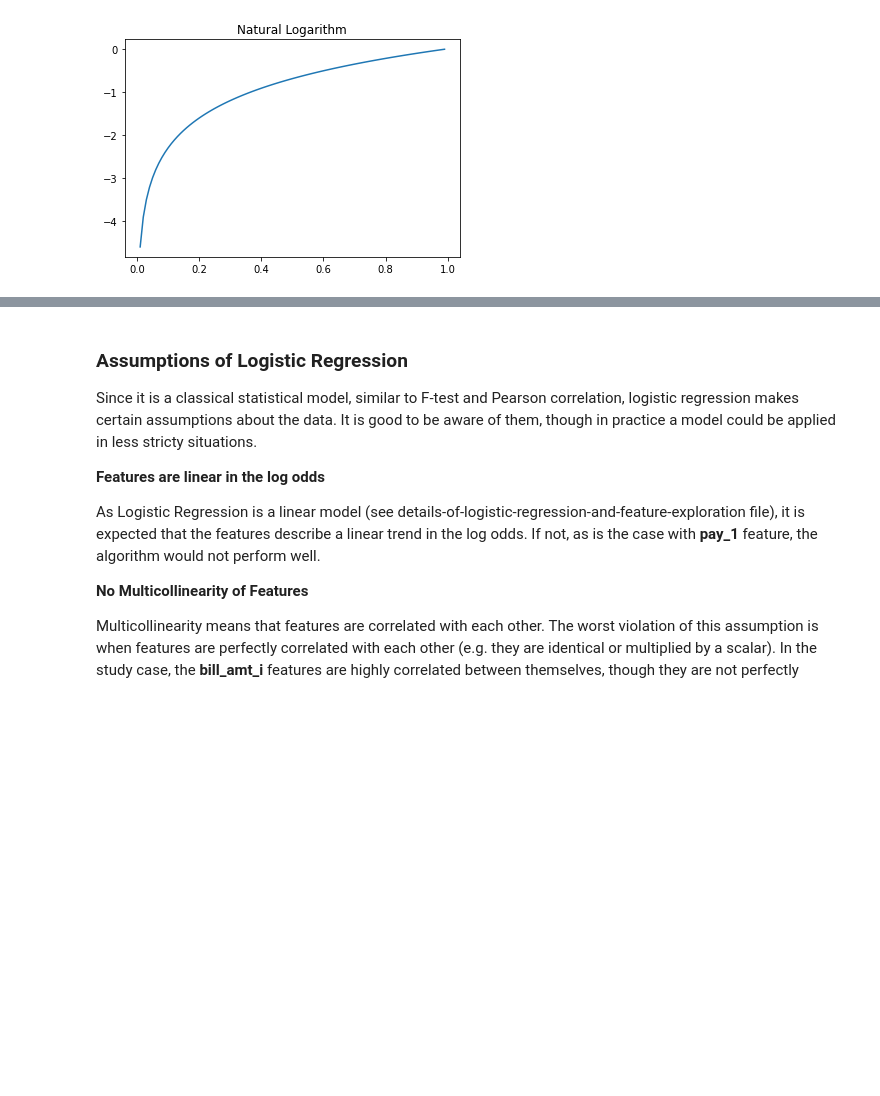
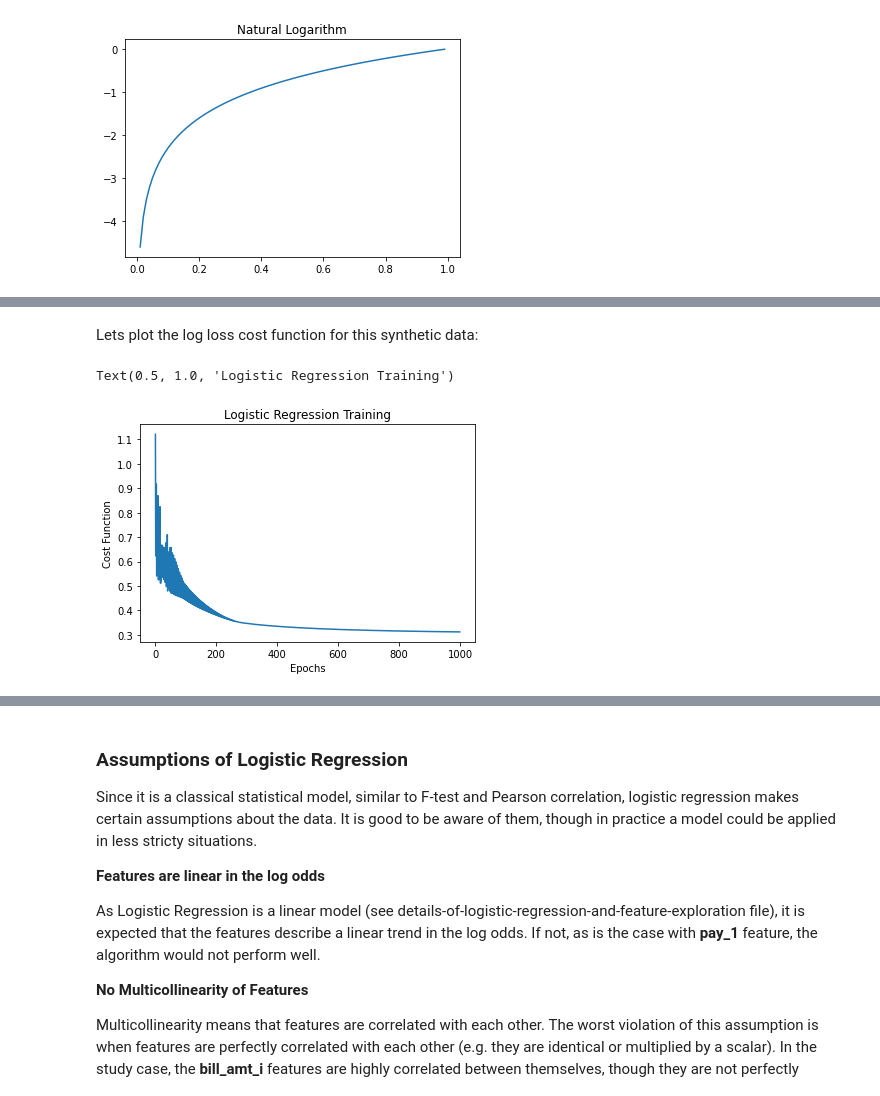
Before and after one commit to jeantardelli/data-science, a Jupyter notebook: the-bias-variance-trade-off.ipynb, the cells around one changed output, grey strips where cells are left out. Cells and saved outputs as stored; diff of their text form; code cells hidden in the pictures; blank space fills up the shorter version.

```diff
--- a/the-bias-variance-trade-off.ipynb
+++ b/the-bias-variance-trade-off.ipynb
@@ -78,0 +120,5 @@ The new parameters values is based in the current guess $x_{old}$ and the deriva
+# %%
+X_train, X_test, y_train, y_test = train_test_split(
+    df.feat_1, df.response, test_size=0.2, random_state=24)
+print(X_train.shape)
+print(X_test.shape)
@@ -78,0 +137,2 @@ The new parameters values is based in the current guess $x_{old}$ and the deriva
+# %%
+y_train_true = np.array(y_train.map({True:1, False:0}))
@@ -78,0 +244,18 @@ The new parameters values is based in the current guess $x_{old}$ and the deriva
+# %%
+coefs = pd.DataFrame({'epochs': [0], 'theta_0': [0], 'theta_1': [0], 'cost': [np.nan]})
+learning_rate = .05
+
+for i in range(1, 1000):
+    old = np.array(coefs[['theta_0', 'theta_1']].loc[i-1]).reshape(1,2)
+    gradient = log_loss_gradient(y_train_true.reshape(-1, 1),
+                                 old,
+                                 feature_array(X_train))
+    new = old - (gradient * learning_rate)
+    cost = log_loss(y_train_true.reshape(-1, 1),
+                    new,
+                    feature_array(X_train))
+
+    coefs = coefs.append({'epochs': i,
+                          'theta_0': new[0][0],
+                          'theta_1': new[0][1],
+                          'cost': cost}, ignore_index=True)
@@ -78,0 +278,10 @@ The new parameters values is based in the current guess $x_{old}$ and the deriva
+# %% [markdown]
+Lets plot the log loss cost function for this synthetic data:
+# %%
+plt.plot(coefs.epochs, coefs.cost)
+plt.ylabel('Cost Function')
+plt.xlabel('Epochs')
+plt.title('Logistic Regression Training')
+# %% [output]
+Text(0.5, 1.0, 'Logistic Regression Training')
+[figure, added]
```
Also changed, not shown: parts of 33 cells of this notebook.
